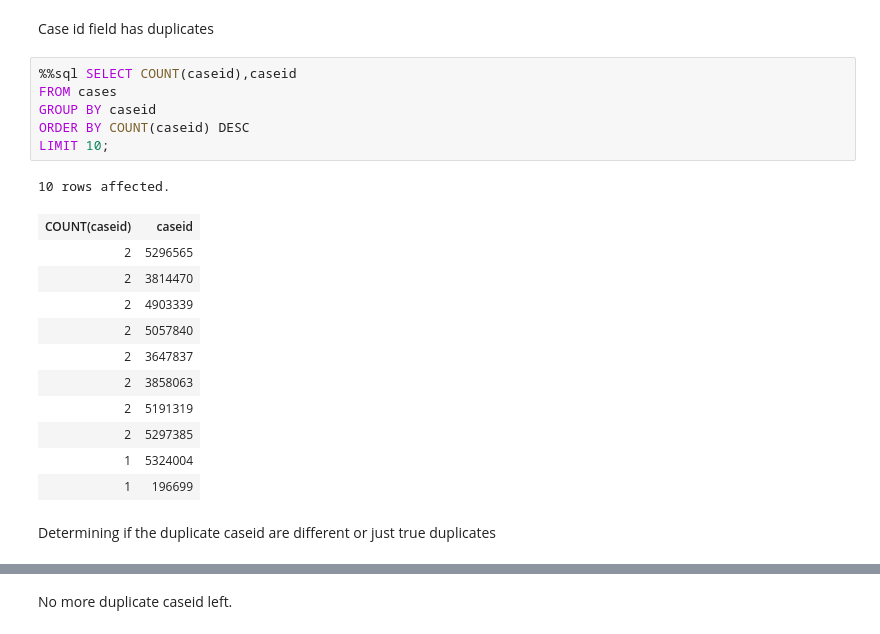
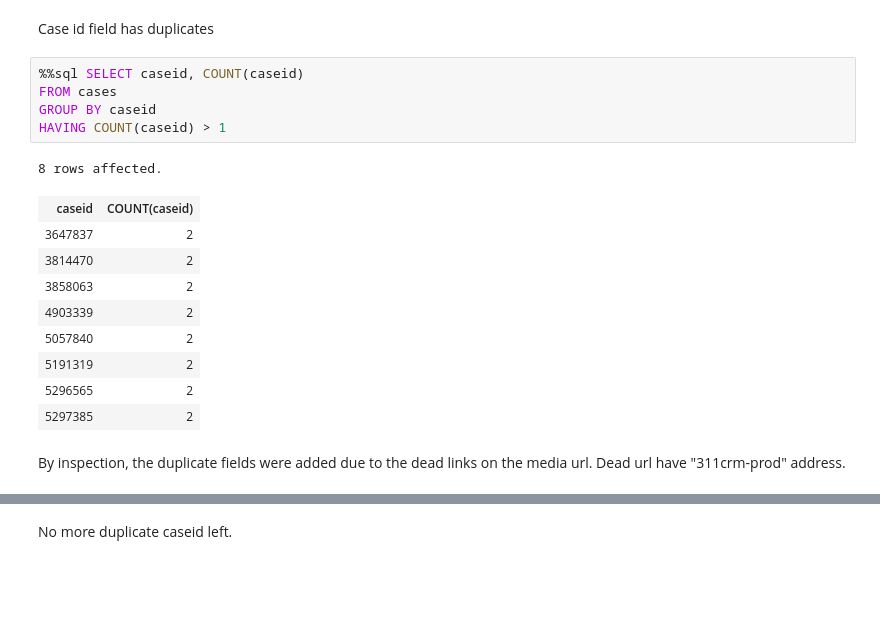
Before and after one commit to nriyer/star_schema, a Jupyter notebook: pelamoko_iyer.ipynb, the cells around one changed output, grey strips where cells are left out. Drawn from its saved outputs; the diff is of its cells as text; blank space fills up the shorter version.

```diff
--- a/pelamoko_iyer.ipynb
+++ b/pelamoko_iyer.ipynb
@@ -127,26 +244,23 @@ WHERE updated != ""
 # %% [markdown]
 Case id field has duplicates
 # %%
-%%sql SELECT COUNT(caseid),caseid
+%%sql SELECT caseid, COUNT(caseid)
 FROM cases
 GROUP BY caseid
-ORDER BY COUNT(caseid) DESC
-LIMIT 10;
+HAVING COUNT(caseid) > 1
 # %% [output]
-10 rows affected.
+8 rows affected.
-| COUNT(caseid) | caseid |
-| 2 | 5296565 |
-| 2 | 3814470 |
-| 2 | 4903339 |
-| 2 | 5057840 |
-| 2 | 3647837 |
-| 2 | 3858063 |
-| 2 | 5191319 |
-| 2 | 5297385 |
-| 1 | 5324004 |
-| 1 | 196699 |
+| caseid | COUNT(caseid) |
+| 3647837 | 2 |
+| 3814470 | 2 |
+| 3858063 | 2 |
+| 4903339 | 2 |
+| 5057840 | 2 |
+| 5191319 | 2 |
+| 5296565 | 2 |
+| 5297385 | 2 |
-# %% [markdown]
-Determining if the duplicate caseid are different or just true duplicates
+# %% [markdown]
+By inspection, the duplicate fields were added due to the dead links on the media url. Dead url have "311crm-prod" address.
 # %%
 %%sql SELECT caseid,opened,closed,updated,status,status_notes,responsible_agency,category,
     request_type,request_details, address, supervisor_district, neighborhood, point, source, media_url,
```
Also changed, not shown: parts of 56 cells of this notebook.
